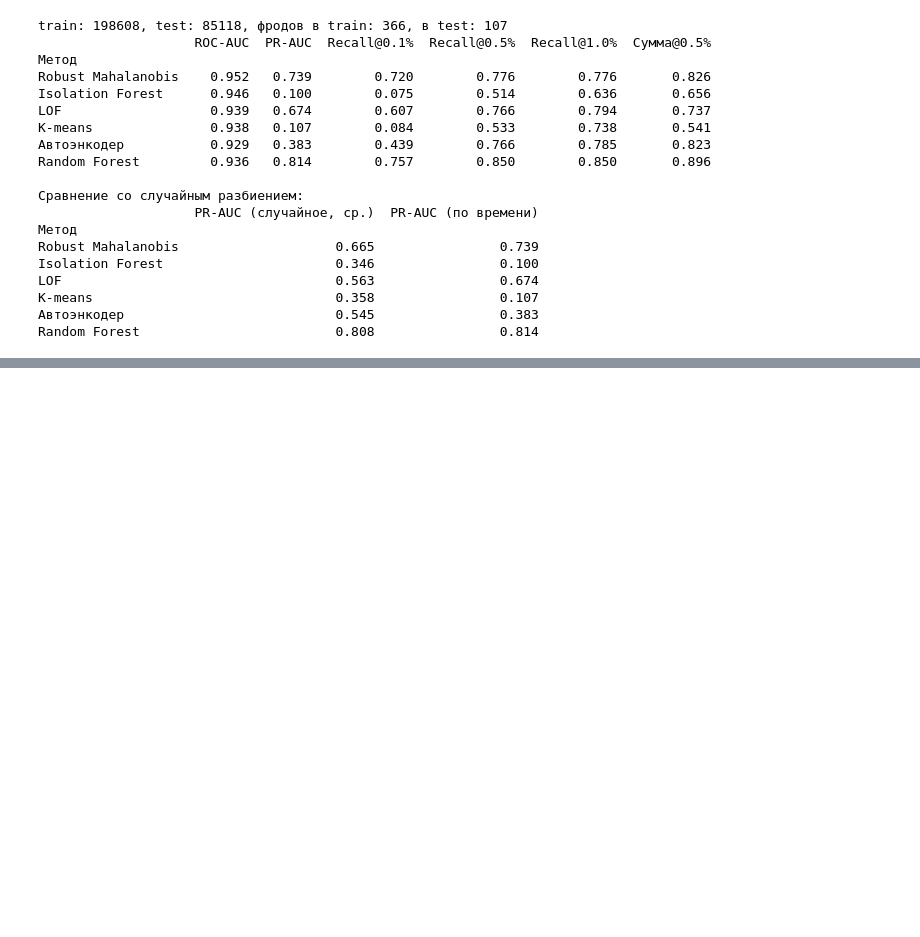
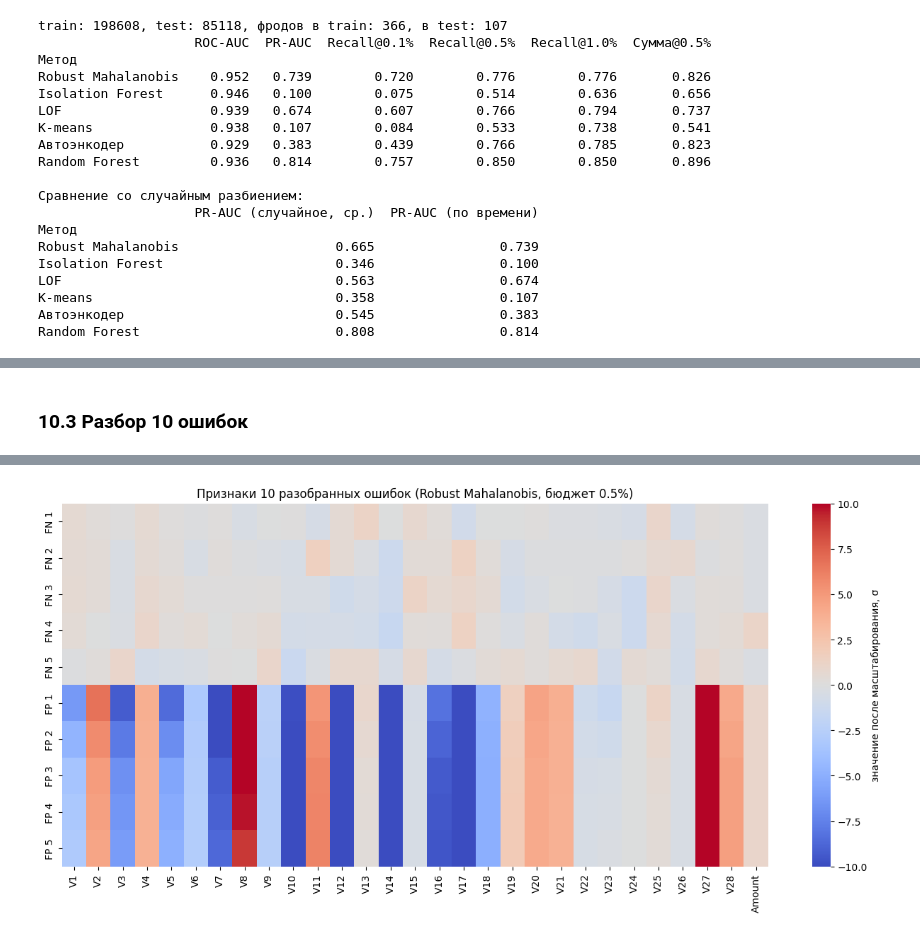
Before and after one commit to yudin-artem/finbez_lab, a Jupyter notebook: anomaly_detection.ipynb, the cells around one changed output, grey strips where cells are left out. Saved outputs shown, nothing was run; the diff lists cells and outputs as text; code cells hidden in the pictures; blank space fills up the shorter version.

```diff
--- a/anomaly_detection.ipynb
+++ b/anomaly_detection.ipynb
@@ -851,0 +1245,79 @@ V7      5.8%
+# %% [markdown]
+### 10.3 Разбор 10 ошибок
+# %%
+N_EACH = 5                                         # сколько FN и FP разбирается
+FLAT_Z, OUTLIER_Z, SMALL_AMOUNT = 3.0, 5.0, 5.0    # пороги пояснений: «внутри нормы», «выброс», «малая сумма»
+_, test_idx_main = random_indices(df, cfg, cfg.seeds[0])
+columns, X_te, amount = split_main.columns, split_main.X_test, split_main.amount_test
+
+
+def rank_of(scores):
+    """Ранг каждой транзакции по оценке: 1 — самая подозрительная."""
+    r = np.empty(len(scores), dtype=int)
+    r[np.argsort(-scores, kind="stable")] = np.arange(1, len(scores) + 1)
+    return r
+
+
+s_best, s_rf = scored_main.scores[best_main], scored_main.scores["Random Forest"]
+rank_best, rank_rf = rank_of(s_best), rank_of(s_rf)
+big_amount = np.quantile(amount[y_main == 0], 0.99)
+
+fn_all = np.where((y_main == 1) & (rank_best > k_flag))[0]
+fp_all = np.where((y_main == 0) & (rank_best <= k_flag))[0]
+fn_idx = fn_all[np.argsort(s_best[fn_all])][:N_EACH]
+fp_idx = fp_all[np.argsort(-s_best[fp_all])][:N_EACH]
+
+
+def top_features(z, n = 3):
+    j = np.argsort(-np.abs(z))[:n]
+    return ", ".join(f"{columns[i]} ({z[i]:+.1f})" for i in j)
+
+
+def explain(i, kind):
+    """Пояснение по простым правилам: что отличает транзакцию i и видит ли её Random Forest."""
+    z, reasons = X_te[i], []
+    j = int(np.argmax(np.abs(z)))
+    if kind == "FN":
+        if np.abs(z).max() < FLAT_Z:
+            reasons.append(f"все признаки в пределах ±{FLAT_Z:g}σ: фрод внутри облака нормы")
+        if amount[i] < SMALL_AMOUNT:
+            reasons.append(f"малая сумма (< {SMALL_AMOUNT:g})")
+        reasons.append("найден Random Forest" if rank_rf[i] <= k_flag else "не найден и Random Forest")
+    else:
+        if cfg.clip_value and np.abs(z).max() >= cfg.clip_value:
+            reasons.append(f"{columns[j]} на границе отсечения (±{cfg.clip_value:g}σ)")
+        elif np.abs(z).max() >= OUTLIER_Z:
+            reasons.append(f"выброс по {columns[j]}")
+        if amount[i] > big_amount:
+            reasons.append("сумма выше 99-го перцентиля нормы")
+        reasons.append("Random Forest тоже считает подозрительной" if rank_rf[i] <= k_flag else "Random Forest признаёт нормой")
+    return "; ".join(reasons)
+
+
+cases = pd.DataFrame([{"Тип": kind, "Строка df": int(test_idx_main[i]), "Amount": round(float(amount[i]), 2),
+                       "Ранг (" + best_main + ")": int(rank_best[i]), "Ранг (Random Forest)": int(rank_rf[i]),
+                       "Топ-3 признака": top_features(X_te[i]), "Пояснение": explain(i, kind)}
+                      for kind, idx in (("FN", fn_idx), ("FP", fp_idx)) for i in idx])
+pd.set_option("display.max_colwidth", None)
+print(f"Метод: {best_main}, бюджет {budget:.1%} ({k_flag} транзакций). Всего FN: {len(fn_all)}, FP: {len(fp_all)}\n")
+print(cases.to_string(index=False))
+cases.to_csv(cfg.results_dir / "error_cases.csv", index=False)
+
+flat = np.abs(X_te[fn_all]).max(axis=1) < FLAT_Z
+caught_rf = rank_rf[fn_all] <= k_flag
+print(f"\nВсе {len(fn_all)} пропущенных фродов: внутри облака нормы (|z| < {FLAT_Z:g}) — {flat.mean():.0%}; "
+      f"найдены Random Forest — {caught_rf.mean():.0%}; медиана Amount — {np.median(amount[fn_all]):.2f} "
+      f"(у найденных фродов — {np.median(amount[(y_main == 1) & (rank_best <= k_flag)]):.2f})")
+print(f"Все {len(fp_all)} ложных тревог: сумма выше 99-го перцентиля нормы — {(amount[fp_all] > big_amount).mean():.0%}; "
+      f"Random Forest тоже считает подозрительными — {(rank_rf[fp_all] <= k_flag).mean():.0%}")
+
+case_idx = np.concatenate([fn_idx, fp_idx])
+labels = [f"FN {j + 1}" for j in range(len(fn_idx))] + [f"FP {j + 1}" for j in range(len(fp_idx))]
+fig, ax = plt.subplots(figsize=(13, 0.45 * len(case_idx) + 1.8))
+sns.heatmap(pd.DataFrame(X_te[case_idx], index=labels, columns=columns), cmap="coolwarm", center=0,
+            vmin=-cfg.clip_value, vmax=cfg.clip_value, cbar_kws={"label": "значение после масштабирования, σ"}, ax=ax)
+ax.set_title(f"Признаки 10 разобранных ошибок ({best_main}, бюджет {budget:.1%})")
+plt.tight_layout()
+plt.savefig(cfg.results_dir / "error_cases.png", dpi=150, bbox_inches="tight")
+plt.show()
+# %% [output]
@@ -851,0 +1340 @@ V7      5.8%
+[figure, added]
```
Also changed, not shown: parts of 26 cells of this notebook, 20 other files.
